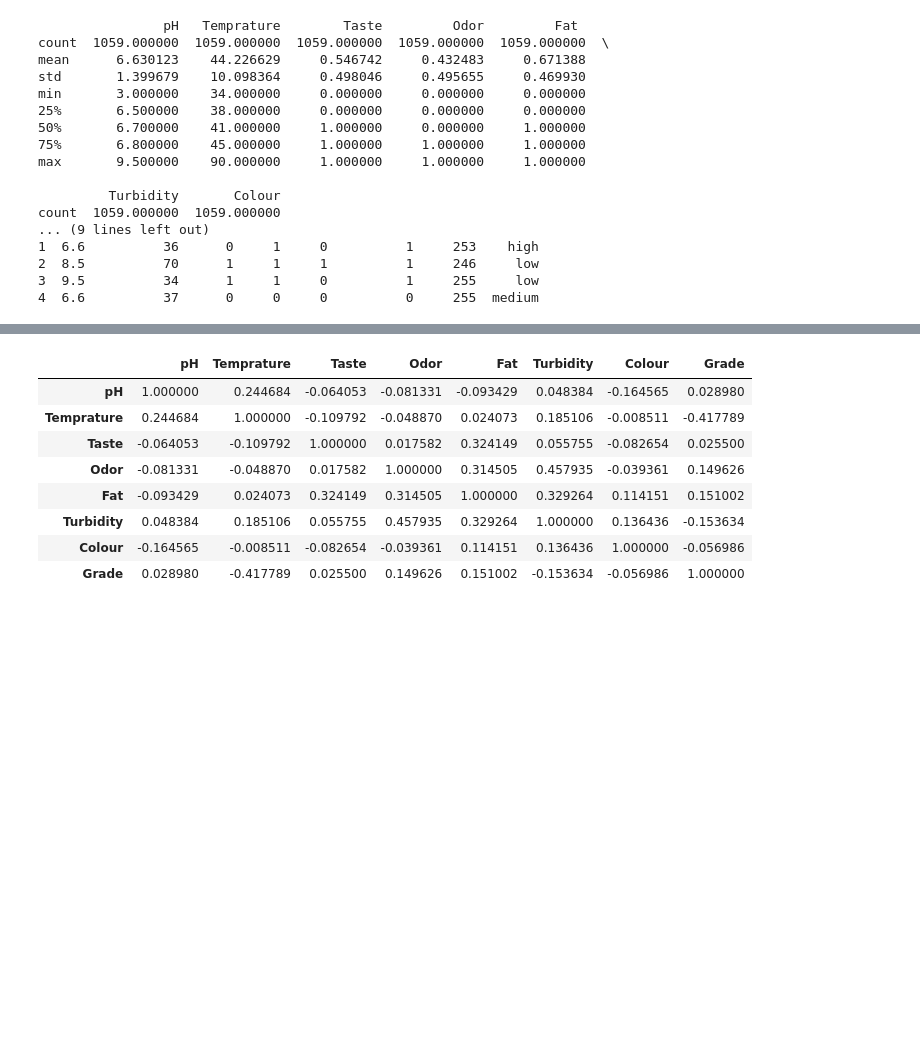
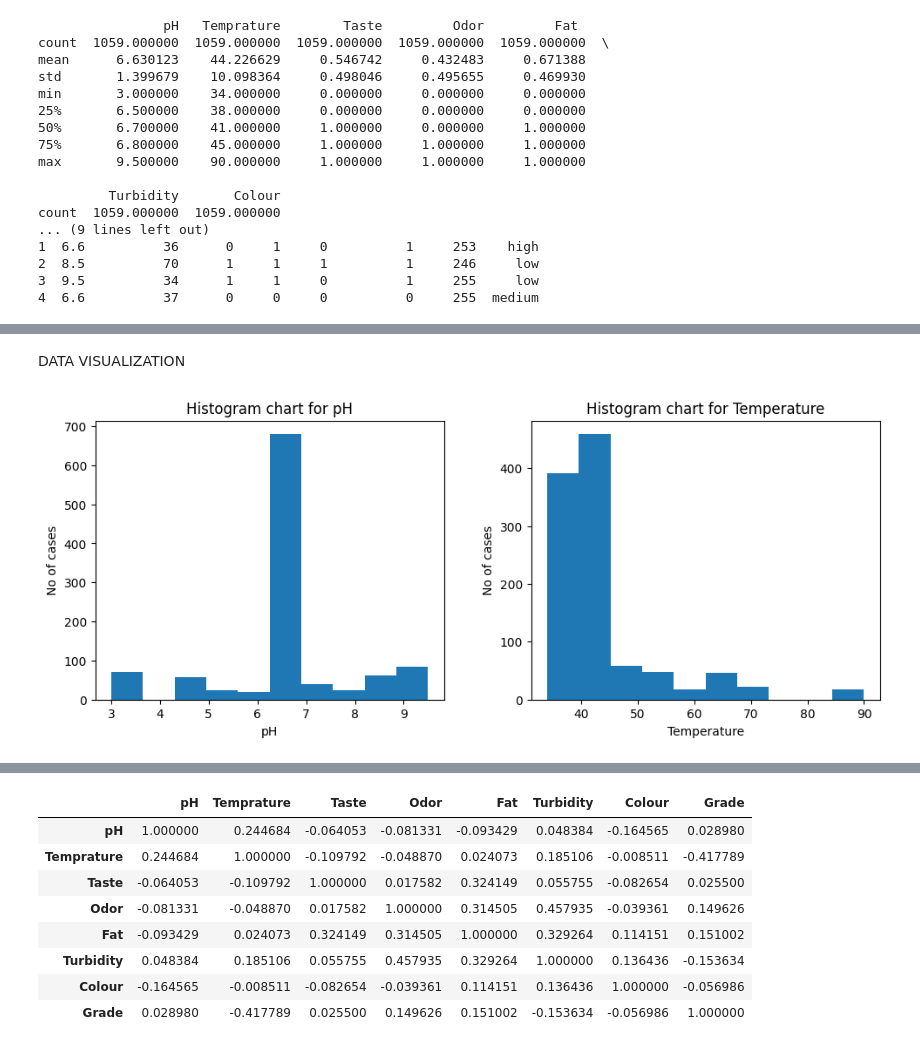
Before and after one commit to AravindG-4/ML-Model, a Jupyter notebook: Model.ipynb, the cells around one changed output, grey strips where cells are left out. Saved outputs shown, nothing was run; the diff lists cells and outputs as text; code cells hidden in the pictures; blank space fills up the shorter version.

Commit message:
First Model

```diff
--- a/Model.ipynb
+++ b/Model.ipynb
@@ -90,3 +99,32 @@ low       429
 medium    374
 high      256
 Name: count, dtype: int64
+# %% [markdown]
+DATA VISUALIZATION
+# %%
+#Histogram Chat
+from matplotlib.figure import Figure
+fig = plt.figure(figsize =(5, 4))
+
+# Creating first axes for the figure
+ax1 = fig.add_axes([0.1, 0.1, 0.8, 0.8])
+
+# Creating second axes for the figure
+ax2 = fig.add_axes([1.1, 0.1, 0.8, 0.8])
+
+# Adding the data to be plotted
+ax1.hist(df.pH)
+ax2.hist(df.Temprature)
+
+ax1.set_title("Histogram chart for pH")
+ax2.set_title("Histogram chart for Temperature")
+
+ax1.set_xlabel("pH")
+ax1.set_ylabel("No of cases")
+
+ax2.set_xlabel("Temperature")
+ax2.set_ylabel("No of cases")
+
+plt.show()
+# %% [output]
+[figure, added]
```
Also changed, not shown: parts of 6 cells of this notebook, 3 other files.
